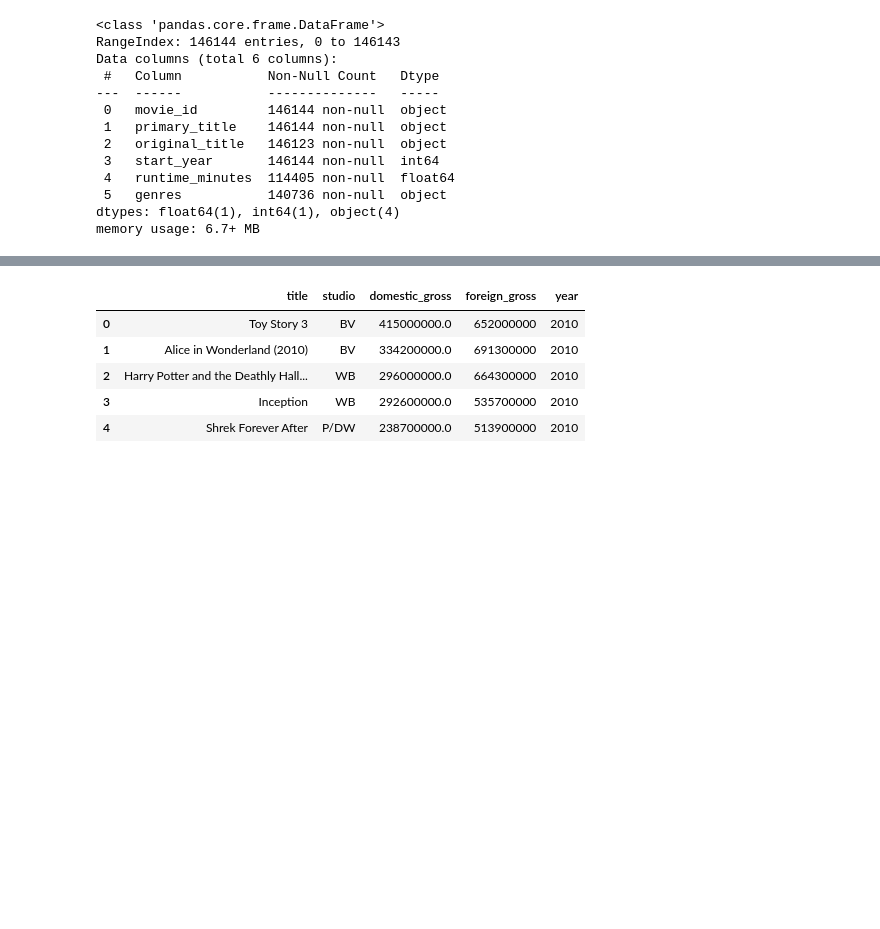
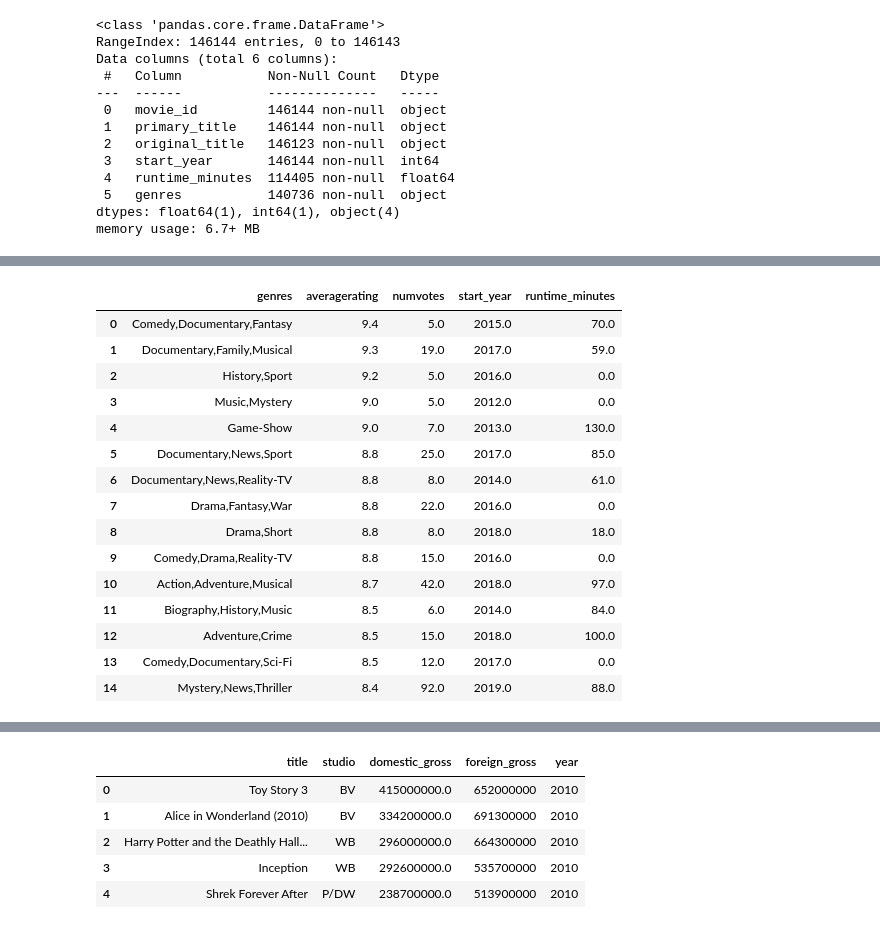
Before and after one commit to morgannash1/movie_analysis_project, a Jupyter notebook: notebook.ipynb, the cells around one changed output, grey strips where cells are left out. Cells and saved outputs as stored; diff of their text form; code cells hidden in the pictures; blank space fills up the shorter version.

```diff
--- a/notebook.ipynb
+++ b/notebook.ipynb
@@ -92,0 +236,19 @@ memory usage: 6.7+ MB
+# %%
+imdb1_av_rt.head(15)
+# %% [output]
+|  | genres | averagerating | numvotes | start_year | runtime_minutes |
+| 0 | Comedy,Documentary,Fantasy | 9.4 | 5.0 | 2015.0 | 70.0 |
+| 1 | Documentary,Family,Musical | 9.3 | 19.0 | 2017.0 | 59.0 |
+| 2 | History,Sport | 9.2 | 5.0 | 2016.0 | 0.0 |
+| 3 | Music,Mystery | 9.0 | 5.0 | 2012.0 | 0.0 |
+| 4 | Game-Show | 9.0 | 7.0 | 2013.0 | 130.0 |
+| 5 | Documentary,News,Sport | 8.8 | 25.0 | 2017.0 | 85.0 |
+| 6 | Documentary,News,Reality-TV | 8.8 | 8.0 | 2014.0 | 61.0 |
+| 7 | Drama,Fantasy,War | 8.8 | 22.0 | 2016.0 | 0.0 |
+| 8 | Drama,Short | 8.8 | 8.0 | 2018.0 | 18.0 |
+| 9 | Comedy,Drama,Reality-TV | 8.8 | 15.0 | 2016.0 | 0.0 |
+| 10 | Action,Adventure,Musical | 8.7 | 42.0 | 2018.0 | 97.0 |
+| 11 | Biography,History,Music | 8.5 | 6.0 | 2014.0 | 84.0 |
+| 12 | Adventure,Crime | 8.5 | 15.0 | 2018.0 | 100.0 |
+| 13 | Comedy,Documentary,Sci-Fi | 8.5 | 12.0 | 2017.0 | 0.0 |
+| 14 | Mystery,News,Thriller | 8.4 | 92.0 | 2019.0 | 88.0 |
```
Also changed, not shown: parts of 25 cells of this notebook.
